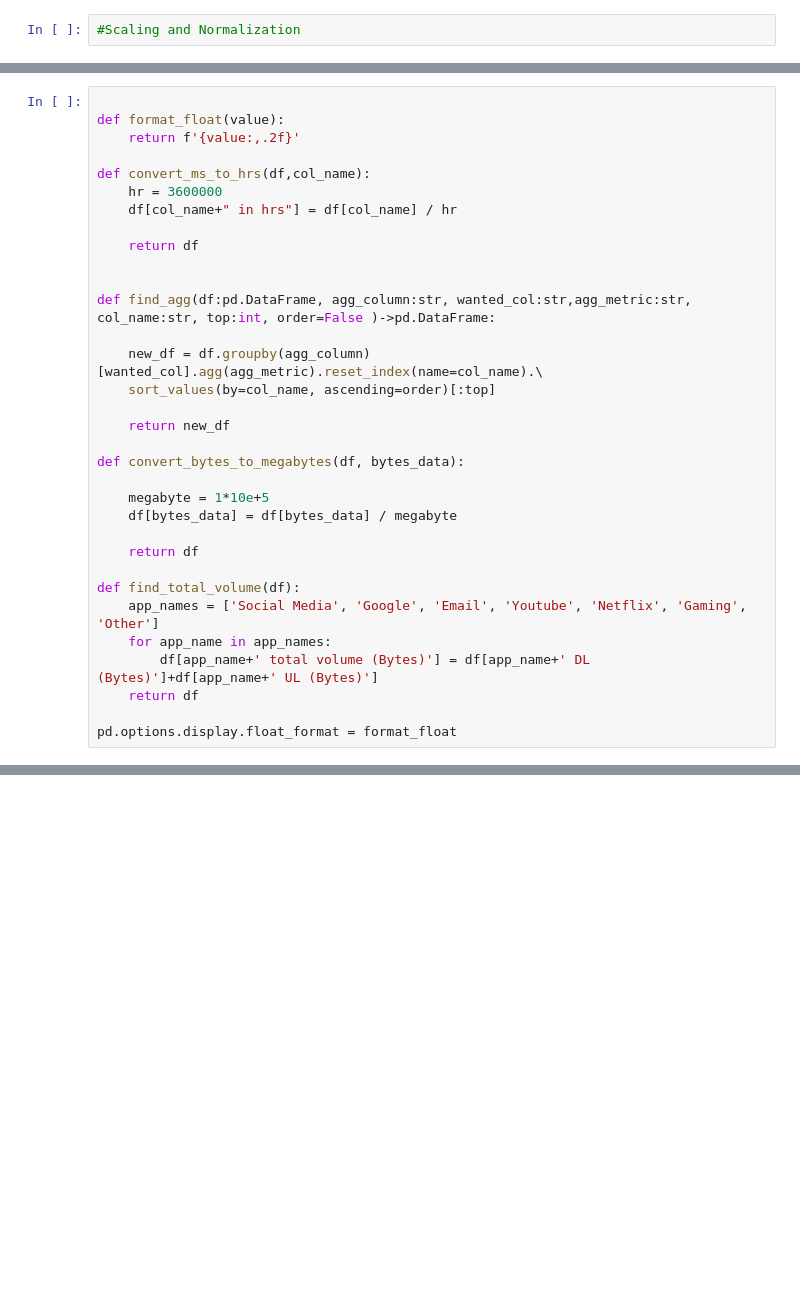
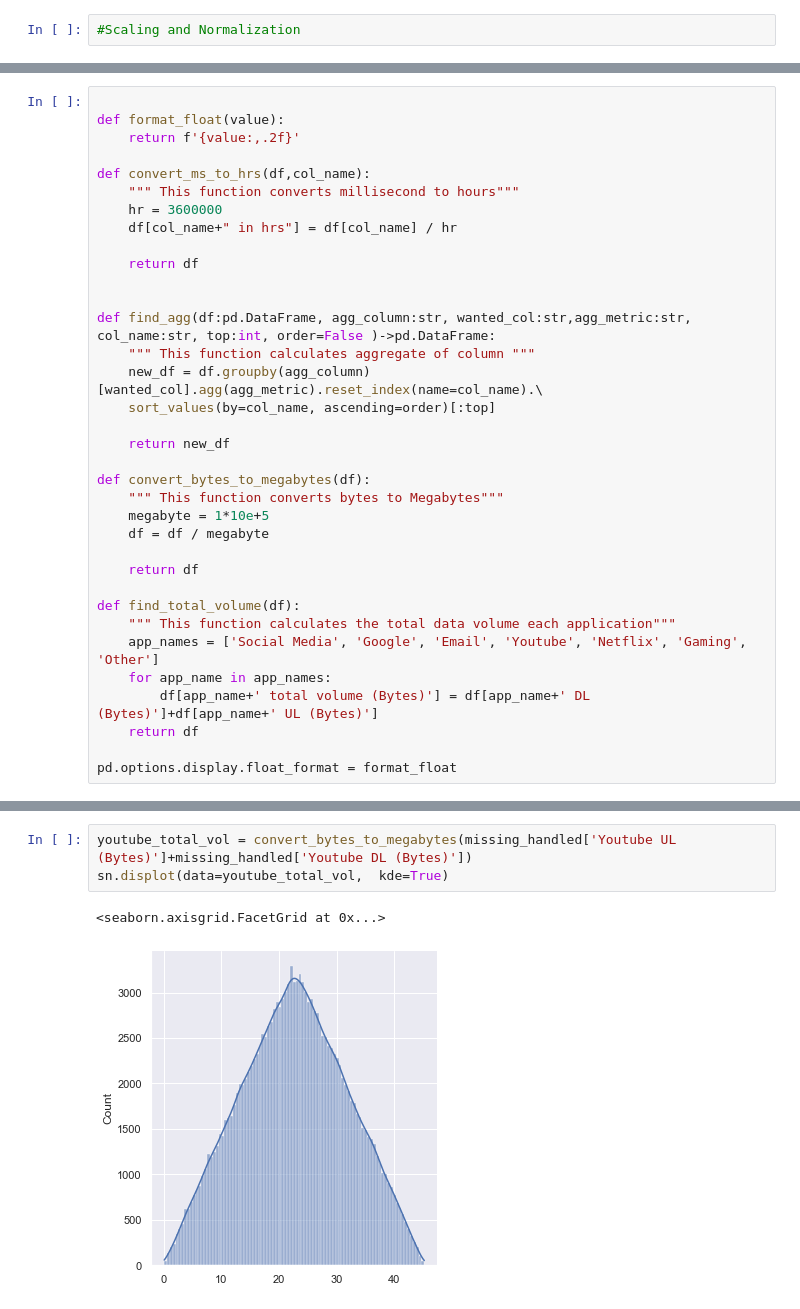
Before and after one commit to DiboraHaile/User-Analytics-in-the-Telecommunication-Industry, a Jupyter notebook: notebooks/dataunderstanding.ipynb, the cells around one changed output, grey strips where cells are left out. Drawn from its saved outputs; the diff is of its cells as text; blank space fills up the shorter version.

```diff
--- a/notebooks/dataunderstanding.ipynb
+++ b/notebooks/dataunderstanding.ipynb
@@ -214,6 +313,7 @@ def format_float(value):
     return f'{value:,.2f}'
 
 def convert_ms_to_hrs(df,col_name):
+    """ This function converts millisecond to hours"""
     hr = 3600000
     df[col_name+" in hrs"] = df[col_name] / hr
 
@@ -221,20 +321,21 @@ def convert_ms_to_hrs(df,col_name):
 
 
 def find_agg(df:pd.DataFrame, agg_column:str, wanted_col:str,agg_metric:str, col_name:str, top:int, order=False )->pd.DataFrame:
-
+    """ This function calculates aggregate of column """
     new_df = df.groupby(agg_column)[wanted_col].agg(agg_metric).reset_index(name=col_name).\
     sort_values(by=col_name, ascending=order)[:top]
 
     return new_df
 
-def convert_bytes_to_megabytes(df, bytes_data):
-
+def convert_bytes_to_megabytes(df):
+    """ This function converts bytes to Megabytes"""
     megabyte = 1*10e+5
-    df[bytes_data] = df[bytes_data] / megabyte
+    df = df / megabyte
 
     return df
 
 def find_total_volume(df):
+    """ This function calculates the total data volume each application"""
     app_names = ['Social Media', 'Google', 'Email', 'Youtube', 'Netflix', 'Gaming', 'Other']
     for app_name in app_names:
         df[app_name+' total volume (Bytes)'] = df[app_name+' DL (Bytes)']+df[app_name+' UL (Bytes)']
@@ -337,0 +421,6 @@ agg_df = [find_agg(missing_handled,'IMSI',app_name+' total volume (Bytes)' , 'su
+# %%
+youtube_total_vol = convert_bytes_to_megabytes(missing_handled['Youtube UL (Bytes)']+missing_handled['Youtube DL (Bytes)'])
+sn.displot(data=youtube_total_vol,  kde=True)
+# %% [output]
+<seaborn.axisgrid.FacetGrid at 0x...>
+[figure, added]
```
Also changed, not shown: parts of 47 cells of this notebook.
